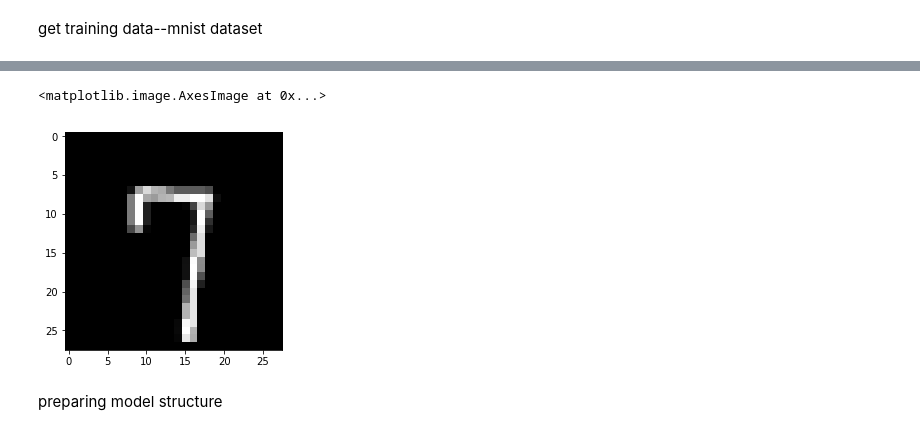
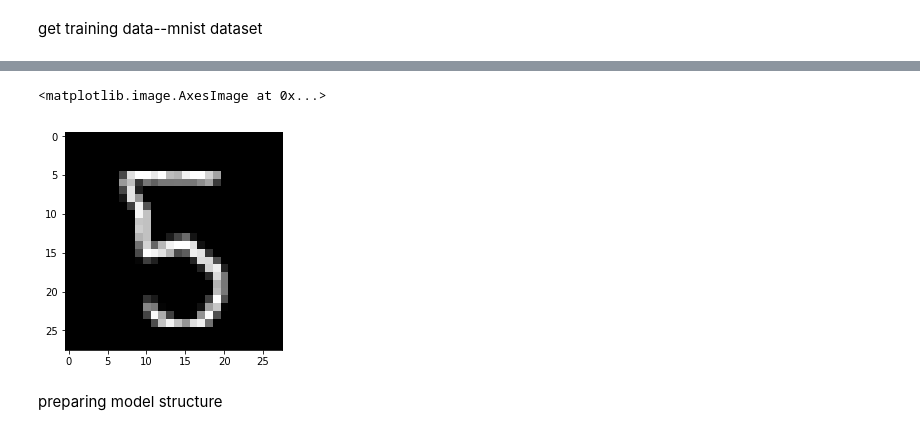
Before and after one commit to charlienew/GANCS, a Jupyter notebook: Mnist-test.ipynb, the cells around one changed output, grey strips where cells are left out. Saved outputs shown, nothing was run; the diff lists cells and outputs as text; code cells hidden in the pictures.

```diff
--- a/Mnist-test.ipynb
+++ b/Mnist-test.ipynb
@@ -99,9 +99,9 @@ plt.imshow(o1, cmap = "gray")
 # %%
-r1 = np.reshape(batch[1,:,:,:], [28, 28])
+r1 = np.reshape(batch[15,:,:,:], [28, 28])
 plt.imshow(r1, cmap = "gray")
 # %% [output]
 <matplotlib.image.AxesImage at 0x...>
-[figure, old version]
+[figure, new version]
 # %% [markdown]
 preparing model structure
 # %%
```
Also changed, not shown: parts of 13 cells of this notebook.
